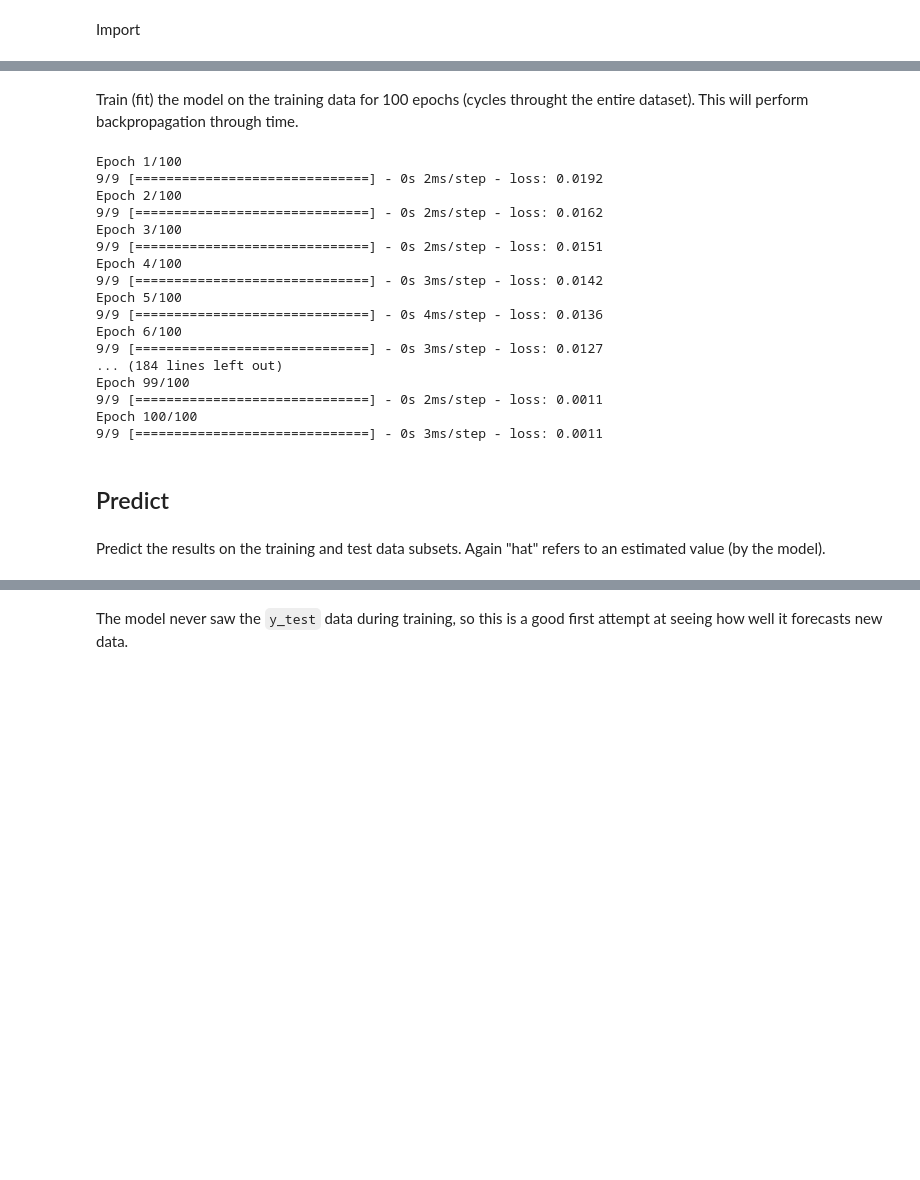
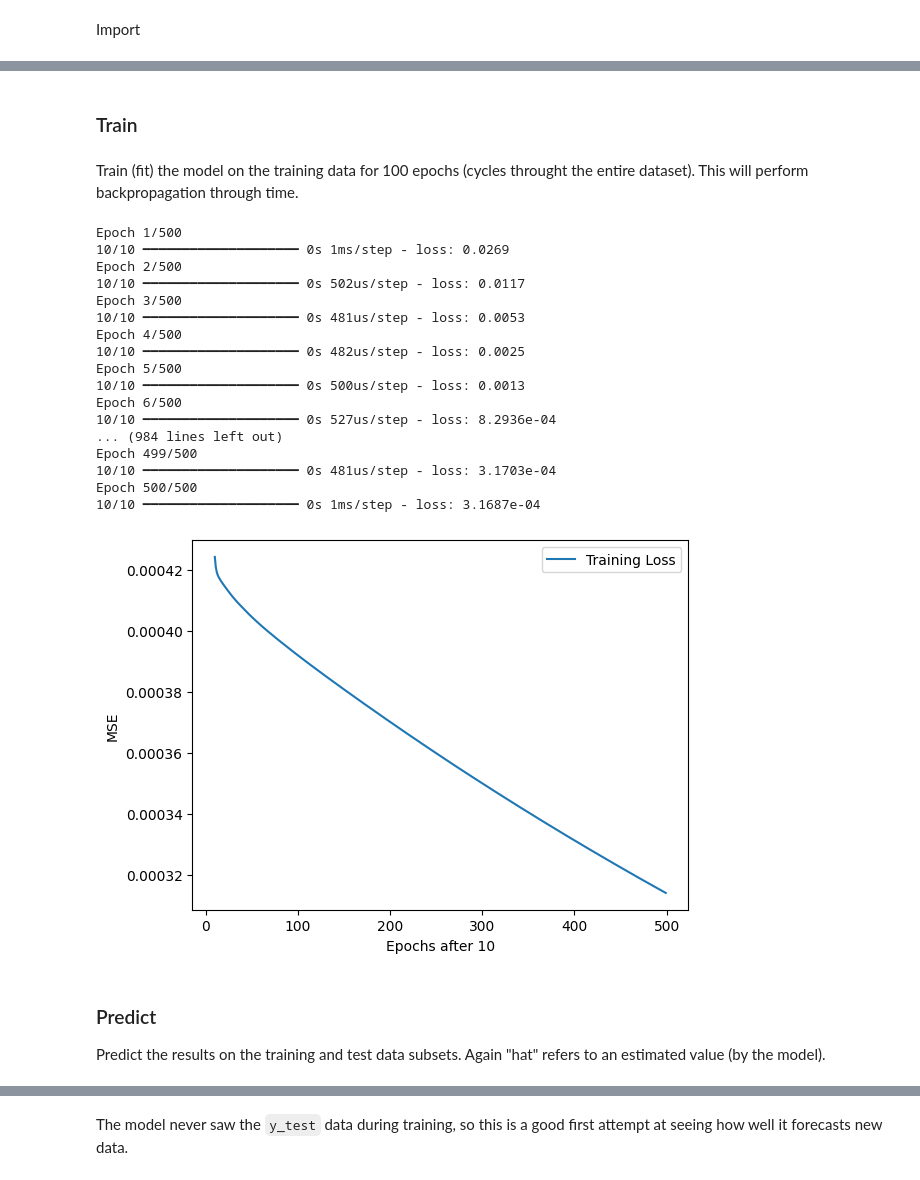
Before and after one commit to woodjmichael/PV-based-systems-lab, a Jupyter notebook: Neural Network Forecast Seminar.ipynb, the cells around one changed output, grey strips where cells are left out. Drawn from its saved outputs; the diff is of its cells as text; code cells hidden in the pictures; blank space fills up the shorter version.

```diff
--- a/Neural Network Forecast Seminar.ipynb
+++ b/Neural Network Forecast Seminar.ipynb
@@ -497,0 +301,3 @@ _________________________________________________________________
+# %%
+train = data.Price[0:330].values
+test  = data.Price[330:365].values
@@ -497,0 +336,18 @@ _________________________________________________________________
+# %%
+L_w = 14      # window length (days)
+
+X_train = []  # empty list
+y_train = []
+
+window_begin = 0                  # t0..
+window_end = window_begin + L_w   #     ..t13
+
+while window_end < len(train):
+  new_window = train[window_begin:window_end] # nb: python indexing
+  X_train.append(new_window)
+
+  target = train[window_end]
+  y_train.append(target)
+
+  window_begin += 1 # slide window 1 day
+  window_end += 1 # slide window 1 day
@@ -497,0 +394,12 @@ _________________________________________________________________
+# %%
+N_neurons = 10
+
+ann1 = create_model()
+
+ann1.add(layer(N_neurons, activation='relu', input_dim=L_w))
+
+ann1.add(layer(1)) # output layer must have a single neuron to predict one day
+
+ann1.compile(optimizer = 'sgd', loss = 'mse', )
+
+ann1.summary()
@@ -498,27 +418,31 @@ _________________________________________________________________
+# %% [markdown]
+### Train
 # %% [markdown]
 Train (fit) the model on the training data for 100 epochs (cycles throught the entire dataset). This will perform backpropagation through time.
 # %%
-history = model.fit(X_train, y_train, epochs=100)
+training_errors = ann1.fit(X_train, y_train, epochs=500);
+
+plot_training(training_errors)
 # %% [output]
-Epoch 1/100
-9/9 [==============================] - 0s 2ms/step - loss: 0.0192
-Epoch 2/100
-9/9 [==============================] - 0s 2ms/step - loss: 0.0162
-Epoch 3/100
-9/9 [==============================] - 0s 2ms/step - loss: 0.0151
-Epoch 4/100
-9/9 [==============================] - 0s 3ms/step - loss: 0.0142
-Epoch 5/100
-9/9 [==============================] - 0s 4ms/step - loss: 0.0136
-Epoch 6/100
-9/9 [==============================] - 0s 3ms/step - loss: 0.0127
-... (184 lines left out)
-Epoch 99/100
-9/9 [==============================] - 0s 2ms/step - loss: 0.0011
-Epoch 100/100
-9/9 [==============================] - 0s 3ms/step - loss: 0.0011
+Epoch 1/500
+10/10 ━━━━━━━━━━━━━━━━━━━━ 0s 1ms/step - loss: 0.0269
+Epoch 2/500
+10/10 ━━━━━━━━━━━━━━━━━━━━ 0s 502us/step - loss: 0.0117
+Epoch 3/500
+10/10 ━━━━━━━━━━━━━━━━━━━━ 0s 481us/step - loss: 0.0053
+Epoch 4/500
+10/10 ━━━━━━━━━━━━━━━━━━━━ 0s 482us/step - loss: 0.0025
+Epoch 5/500
+10/10 ━━━━━━━━━━━━━━━━━━━━ 0s 500us/step - loss: 0.0013
+Epoch 6/500
+10/10 ━━━━━━━━━━━━━━━━━━━━ 0s 527us/step - loss: 8.2936e-04
+... (984 lines left out)
+Epoch 499/500
+10/10 ━━━━━━━━━━━━━━━━━━━━ 0s 481us/step - loss: 3.1703e-04
+Epoch 500/500
+10/10 ━━━━━━━━━━━━━━━━━━━━ 0s 1ms/step - loss: 3.1687e-04
+[figure, added]
-# %% [markdown]
-## Predict
 # %% [markdown]
+### Predict
 Predict the results on the training and test data subsets. Again "hat" refers to an estimated value (by the model).
 # %%
```
Also changed, not shown: parts of 103 cells of this notebook, 1 other file.
